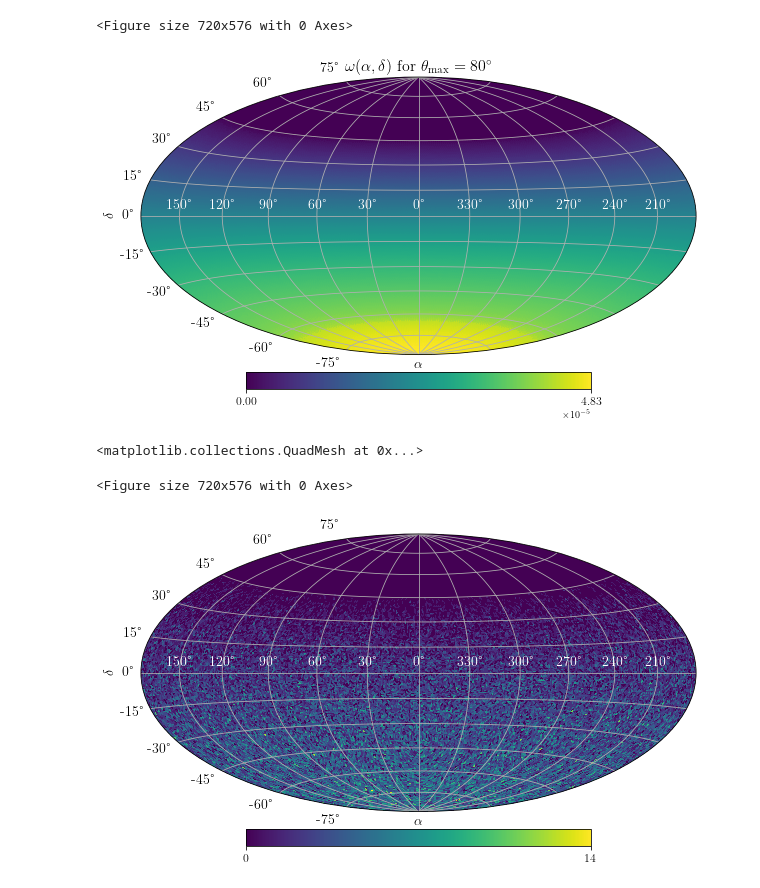
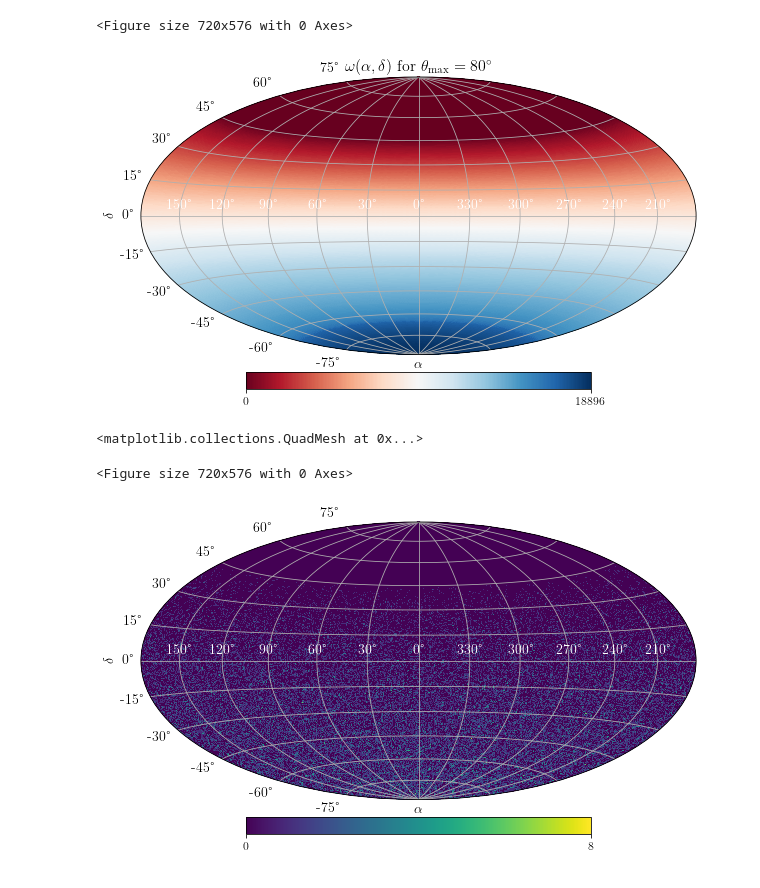
Before and after one commit to miguelajsmartins/Repeater_Analysis, a Jupyter notebook: New_Analysis/plot_exposure_skymap.ipynb, the cells around one changed output. Saved outputs shown, nothing was run; the diff lists cells and outputs as text; code cells hidden in the pictures.

```diff
--- a/New_Analysis/plot_exposure_skymap.ipynb
+++ b/New_Analysis/plot_exposure_skymap.ipynb
@@ -29,8 +29,30 @@ plt.rcParams.update(
     'font.family' : 'serif'
 })
 # %%
+#loads the events from UD
+file_path = './datasets/'
+file_name = 'UniformDist_100000_acceptance_th80_2010-01-01_2020-01-01.parquet'
+
+if not os.path.exists(file_path + file_name):
+    print('File does not exist')
+    exit()
+
+#save events
+event_data = pd.read_parquet(file_path + file_name, engine='fastparquet')
+
+#save declination and right ascension
+dec = np.radians(event_data['dec'].to_numpy())
+ra = np.radians(event_data['ra'].to_numpy())
+
+#deletes dataframe to save space in tmp memory
+
+del event_data
+
+#save number of events
+n_events = len(dec)
+
 #define NSIDE parameter
-NSIDE = 64
+NSIDE = 128
 
 #define the earth location of the pierre auger observatory
 lat_pao = np.radians(-35.15) # this is the average latitude
@@ -39,37 +61,40 @@ height_pao = 1425*u.meter # this is the average altitude
 
 pao_loc = EarthLocation(lon=long_pao*u.rad, lat=lat_pao*u.rad, height=height_pao)
 
 #define maximum zenith angle
 theta_max = np.radians(80)
 
 #compute exposure map
-exposure_map = normalized_exposure_map(NSIDE, theta_max, pao_loc)
+exposure_map = n_events*get_normalized_exposure_map(NSIDE, theta_max, lat_pao)
+#integrated_exposure = sum(exposure_map)*(4*np.pi / hp.nside2npix(NSIDE))
+#print(integrated_exposure)
 
 #save figure
 fig = plt.figure(figsize=(10,8)) #create figure
 
 #plot sky map
 projview(
     exposure_map,
     graticule=True,
     graticule_labels=True,
     title=r"$\omega(\alpha, \delta)$ for $\theta_{\max} = %.0f^\circ$" % np.degrees(theta_max),   #unit=r"$\log_{10}$ (Number of events)",
     xlabel=r"$\alpha$",
     ylabel=r"$\delta$",
+    cmap='RdBu',
     cb_orientation="horizontal",
     projection_type="hammer",
     fontsize={'title':16, 'xlabel':14, 'ylabel':14, 'xtick_label':14, 'ytick_label':14},
     longitude_grid_spacing = 30,
     latitude_grid_spacing = 15,
     xtick_label_color='white',
 )
 
 plt.savefig('./results/Skymap_normalized_directional_exposure_FullEfficiency_th%.0f.pdf' % theta_max, dpi=1500)
 # %% [output]
 <Figure size 720x576 with 0 Axes>
-[figure, old version]
+[figure, new version]
 # %%
-#loads the events
+#loads the events from UD
 file_path = './datasets/'
 file_name = 'UniformDist_100000_acceptance_th80_2010-01-01_2020-01-01.parquet'
 
@@ -115,4 +140,4 @@ projview(
 # %% [output]
 <matplotlib.collections.QuadMesh at 0x...>
 <Figure size 720x576 with 0 Axes>
-[figure, old version]
+[figure, new version]
```
Also changed, not shown: parts of 5 cells of this notebook, 23 other files.
